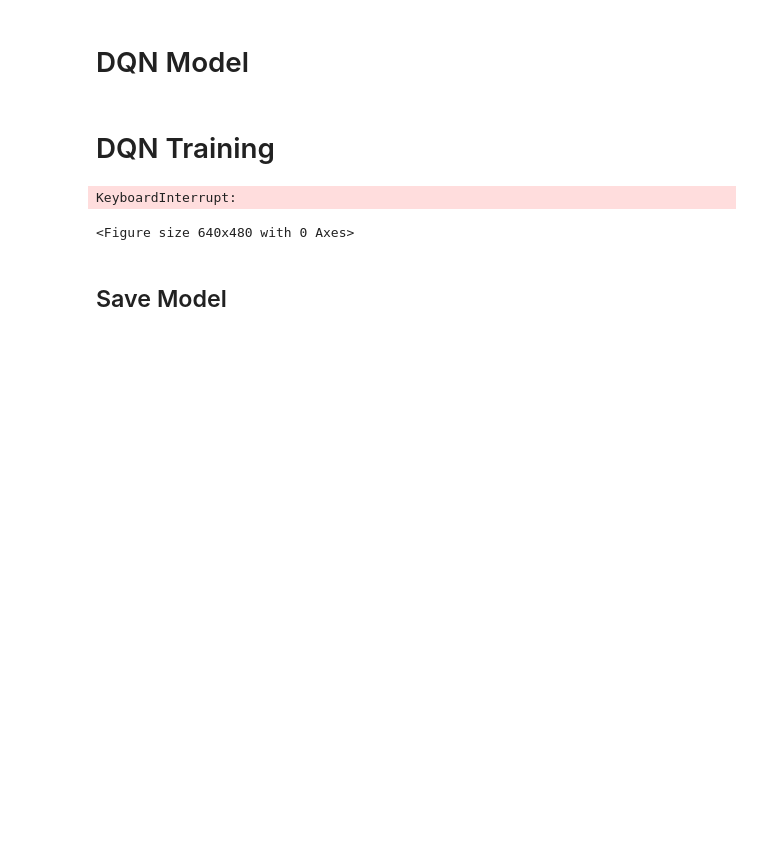
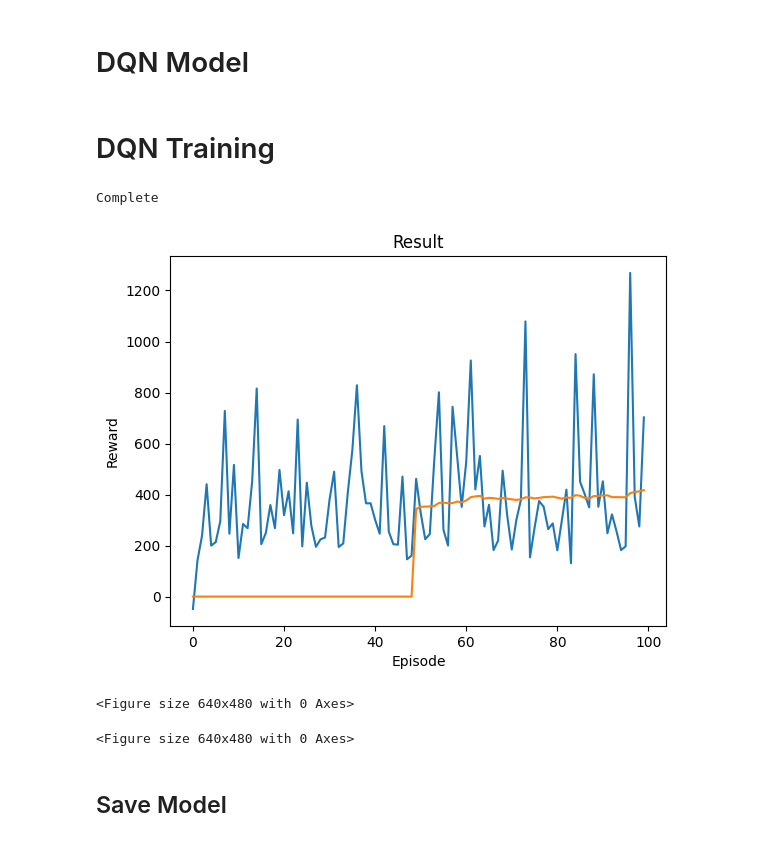
Before and after one commit to leidindi/PPO-RL-AGENT, a Jupyter notebook: model/SimpleBatter_note.ipynb, the cells around one changed output. Drawn from its saved outputs; the diff is of its cells as text; code cells hidden in the pictures; blank space fills up the shorter version.

```diff
--- a/model/SimpleBatter_note.ipynb
+++ b/model/SimpleBatter_note.ipynb
@@ -257,9 +265,9 @@ def optimize_model():
     optimizer.step()
 
 if torch.cuda.is_available():
-    num_episodes = 600
+    num_episodes = 100
 else:
-    num_episodes = 50
+    num_episodes = 400
 
 for i_episode in range(num_episodes):
     # Initialize the environment and get its state
@@ -282,35 +290,37 @@ for i_episode in range(num_episodes):
             next_state = torch.tensor(observation, dtype=torch.float32, device=device).unsqueeze(0).unsqueeze(2)
 
         # Store the transition in memory
         memory.push(state, action, next_state, reward)
 
         # Move to the next state
         state = next_state
 
         # Perform one step of the optimization (on the policy network)
         optimize_model()
 
 
         # Soft update of the target network's weights
         # θ′ ← τ θ + (1 −τ )θ′
         target_net_state_dict = model_target.state_dict()
         policy_net_state_dict = model_policy.state_dict()
         for key in policy_net_state_dict:
             target_net_state_dict[key] = policy_net_state_dict[key]*TAU + target_net_state_dict[key]*(1-TAU)
         model_target.load_state_dict(target_net_state_dict)
 
         if done:
             episode_rewards.append(total_r)
             plot_durations()
             break
 
 print('Complete')
 plot_durations(show_result=True)
 plt.ioff()
 plt.show()
 # %% [output]
-KeyboardInterrupt:
+Complete
+[figure, added]
 <Figure size 640x480 with 0 Axes>
+<Figure size 640x480 with 0 Axes>
 # %% [markdown]
 ## Save Model
 # %%
```
Also changed, not shown: parts of 14 cells of this notebook, 7 other files.
